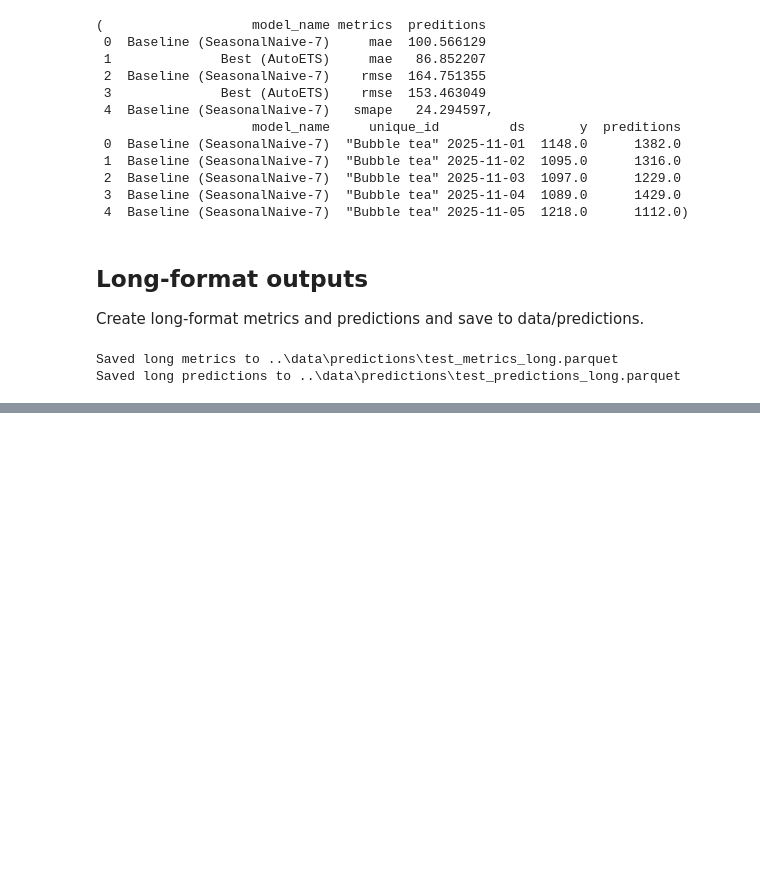
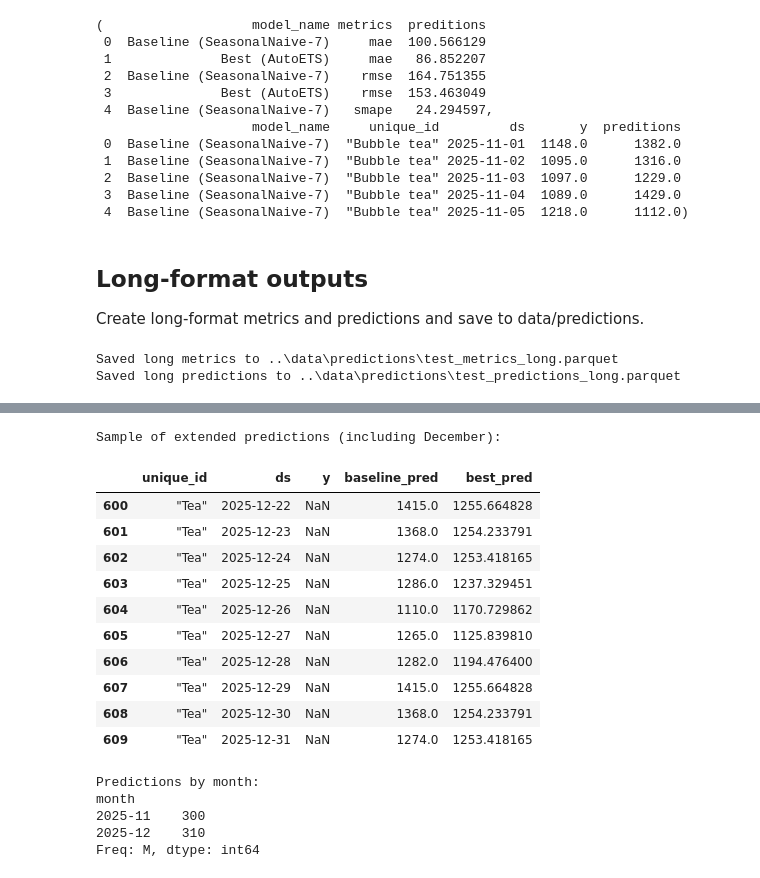
Before and after one commit to jonas-gstoettenmayr/cafe_upscaling_models, a Jupyter notebook: models_forecast_eval/model_final.ipynb, the cells around one changed output, grey strips where cells are left out. Saved outputs shown, nothing was run; the diff lists cells and outputs as text; code cells hidden in the pictures; blank space fills up the shorter version.

```diff
--- a/models_forecast_eval/model_final.ipynb
+++ b/models_forecast_eval/model_final.ipynb
@@ -457,0 +612,25 @@ Saved long predictions to ..\data\predictions\test_predictions_long.parquet
+# %%
+# Display sample of extended predictions
+print("\nSample of extended predictions (including December):")
+display(results_test_extended.tail(10))
+print(f"\nPredictions by month:")
+results_test_extended['month'] = pd.to_datetime(results_test_extended['ds']).dt.to_period('M')
+print(results_test_extended.groupby('month').size())
+# %% [output]
+Sample of extended predictions (including December):
+|  | unique_id | ds | y | baseline_pred | best_pred |
+| 600 | "Tea" | 2025-12-22 | NaN | 1415.0 | 1255.664828 |
+| 601 | "Tea" | 2025-12-23 | NaN | 1368.0 | 1254.233791 |
+| 602 | "Tea" | 2025-12-24 | NaN | 1274.0 | 1253.418165 |
+| 603 | "Tea" | 2025-12-25 | NaN | 1286.0 | 1237.329451 |
+| 604 | "Tea" | 2025-12-26 | NaN | 1110.0 | 1170.729862 |
+| 605 | "Tea" | 2025-12-27 | NaN | 1265.0 | 1125.839810 |
+| 606 | "Tea" | 2025-12-28 | NaN | 1282.0 | 1194.476400 |
+| 607 | "Tea" | 2025-12-29 | NaN | 1415.0 | 1255.664828 |
+| 608 | "Tea" | 2025-12-30 | NaN | 1368.0 | 1254.233791 |
+| 609 | "Tea" | 2025-12-31 | NaN | 1274.0 | 1253.418165 |
+Predictions by month:
+month
+2025-11    300
+2025-12    310
+Freq: M, dtype: int64
```
Also changed, not shown: parts of 5 cells of this notebook.
